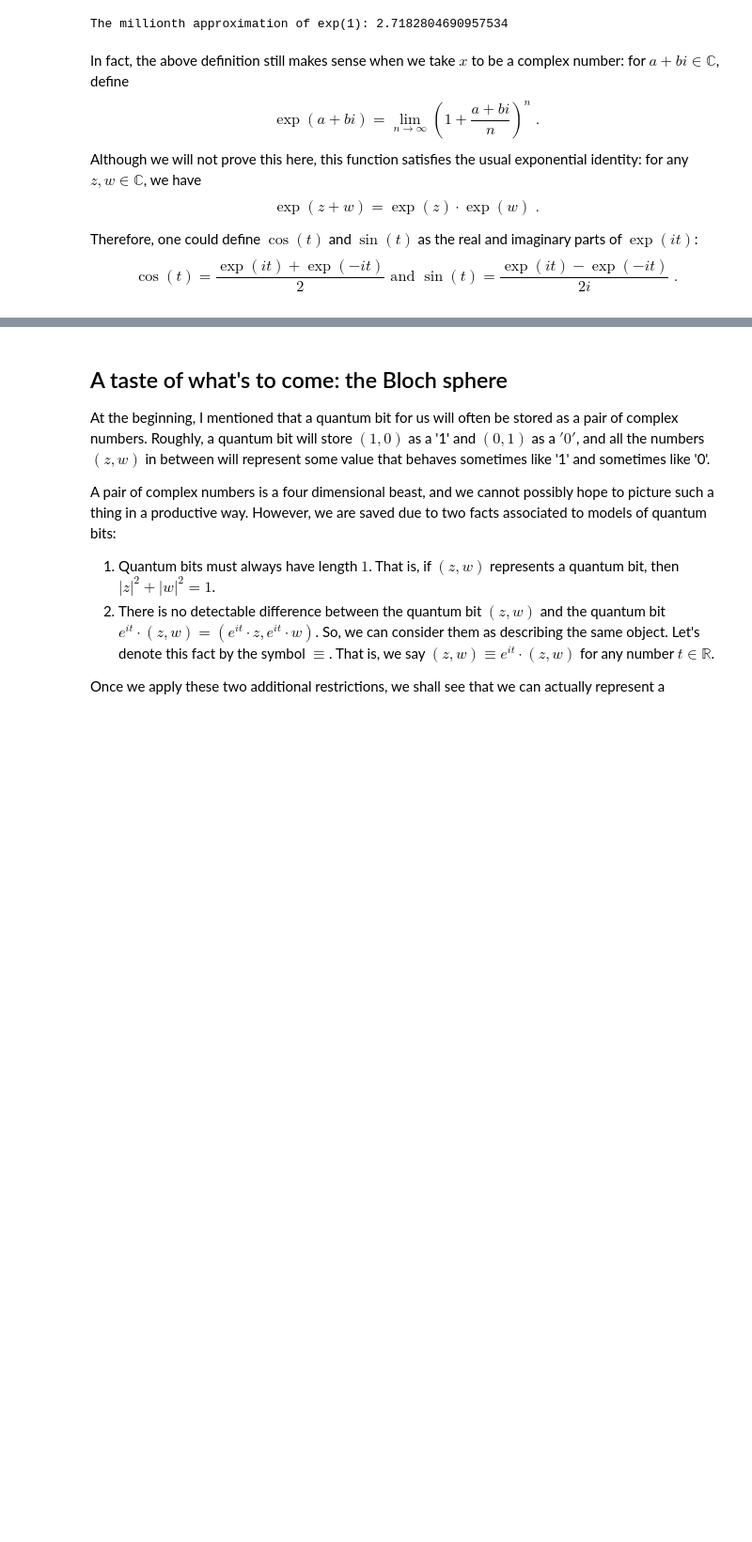
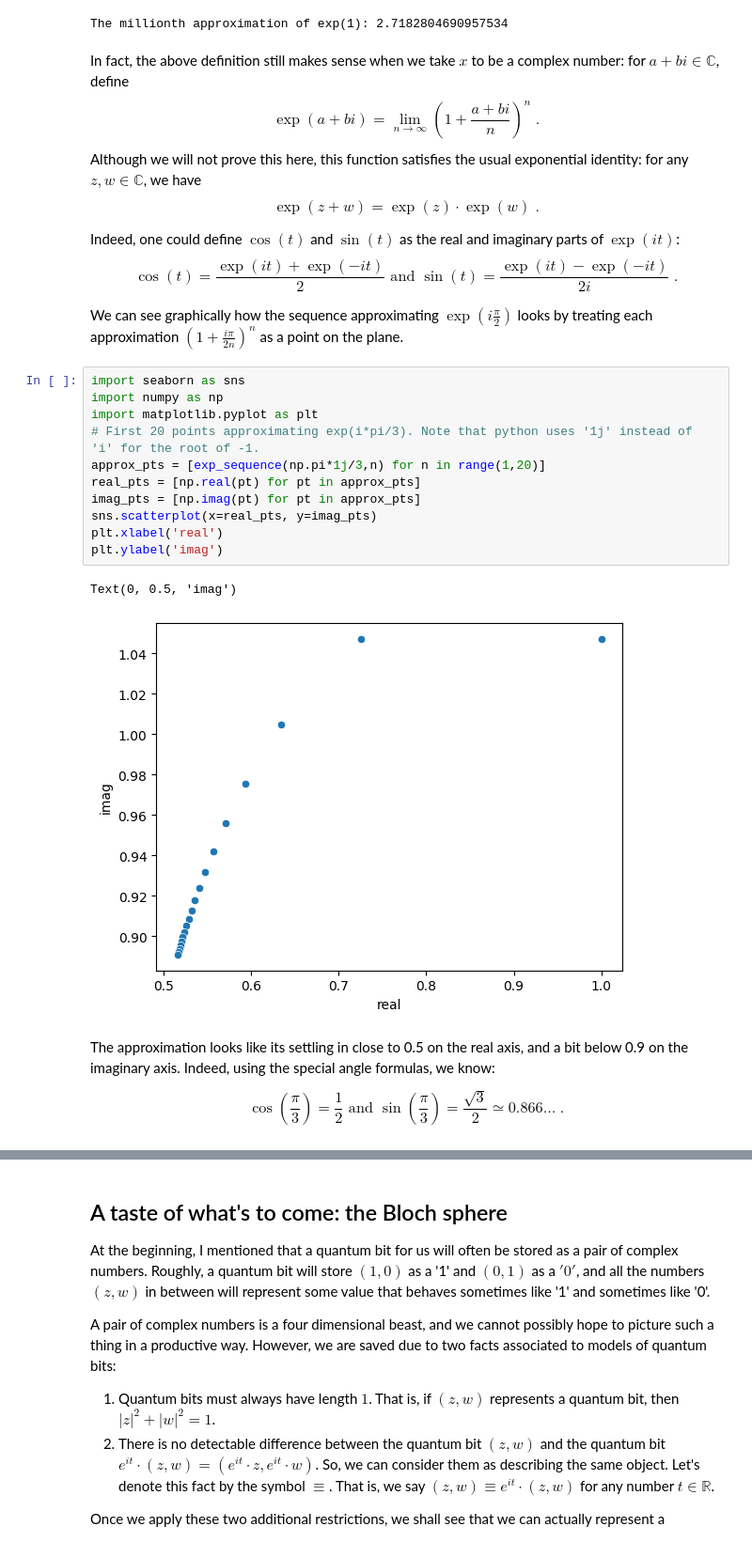
Before and after one commit to soundsflyout/QMATH, a Jupyter notebook: 2-Complex_numbers.ipynb, the cells around one changed output, grey strips where cells are left out. Shown at 94% size. Drawn from its saved outputs; the diff is of its cells as text; blank space fills up the shorter version.

```diff
--- a/2-Complex_numbers.ipynb
+++ b/2-Complex_numbers.ipynb
@@ -404,10 +529,32 @@ $$
     \exp(z+w) = \exp(z)\cdot \exp(w)\;.
 $$
 
-Therefore, one could define $\cos(t)$ and $\sin(t)$ as the real and imaginary parts of $\exp(it)$:
+Indeed, one could define $\cos(t)$ and $\sin(t)$ as the real and imaginary parts of $\exp(it)$:
 $$
     \cos(t) = \frac{\exp(it) + \exp(-it)}{2} \text{ and } \sin(t) = \frac{\exp(it) - \exp(-it)}{2i}\;.
 $$
+
+We can see graphically how the sequence approximating $\exp(i \frac{\pi}{2})$ looks by treating each approximation $\left(1 + \frac{i\pi}{2n}\right)^n$ as a point on the plane.
+# %%
+import seaborn as sns
+import numpy as np
+import matplotlib.pyplot as plt
+# First 20 points approximating exp(i*pi/3). Note that python uses '1j' instead of 'i' for the root of -1.
+approx_pts = [exp_sequence(np.pi*1j/3,n) for n in range(1,20)]
+real_pts = [np.real(pt) for pt in approx_pts]
+imag_pts = [np.imag(pt) for pt in approx_pts]
+sns.scatterplot(x=real_pts, y=imag_pts)
+plt.xlabel('real')
+plt.ylabel('imag')
+# %% [output]
+Text(0, 0.5, 'imag')
+[figure, added]
+# %% [markdown]
+The approximation looks like its settling in close to 0.5 on the real axis, and a bit below 0.9 on the imaginary axis. Indeed, using the special angle formulas, we know:
+
+$$
+    \cos\left(\frac{\pi}{3} \right) = \frac{1}{2} \text{ and } \sin\left(\frac{\pi}{3} \right) = \frac{\sqrt{3}}{2} \simeq 0.866\ldots \;.
+$$
 # %% [markdown]
 # Homework Exercises
 
```
Also changed, not shown: parts of 29 cells of this notebook, 3 other files.
